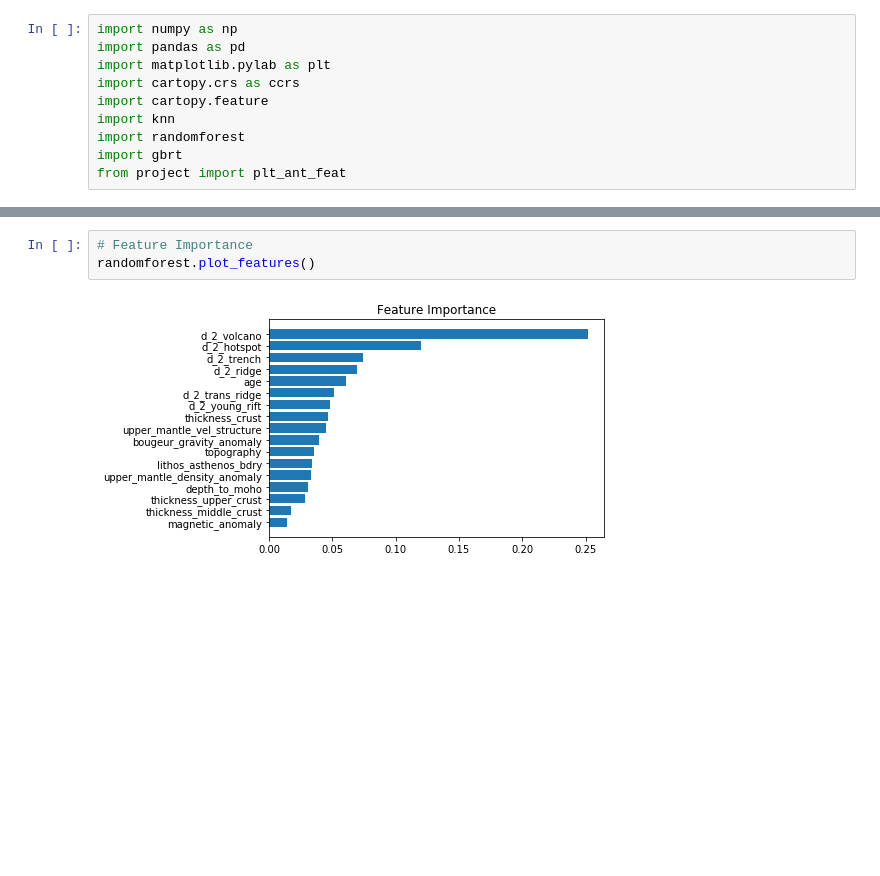
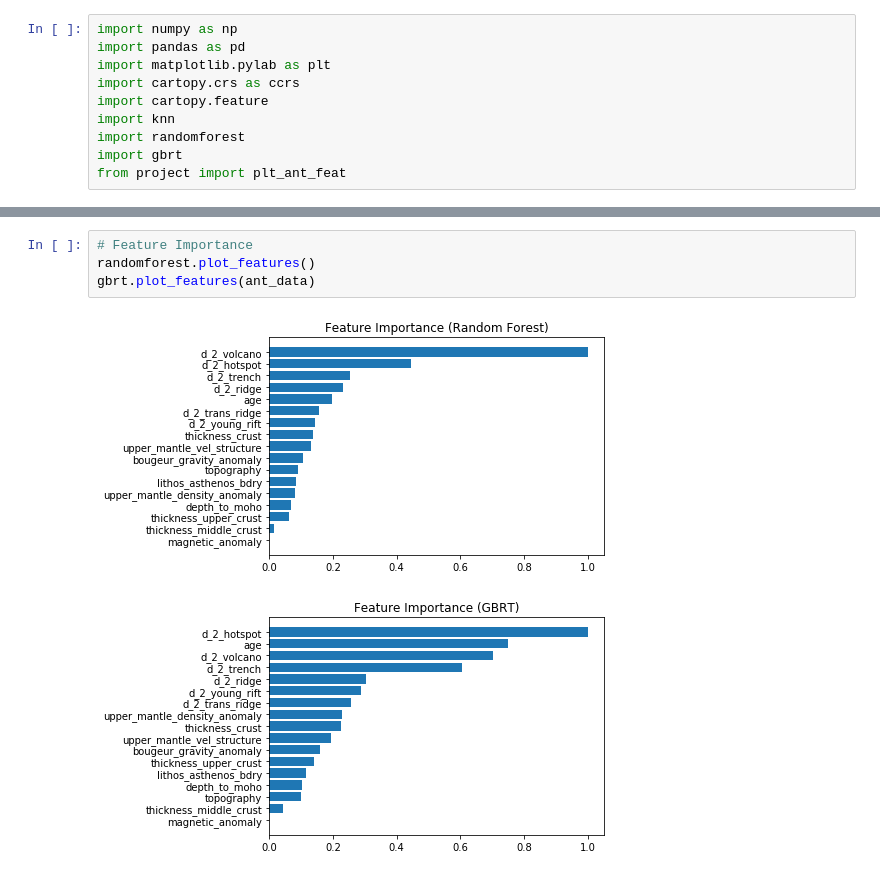
Before and after one commit to kjgoodrick/CSCI_5622_Project_Final, a Jupyter notebook: Generate_Maps.ipynb, the cells around one changed output, grey strips where cells are left out. Drawn from its saved outputs; the diff is of its cells as text; blank space fills up the shorter version.

```diff
--- a/Generate_Maps.ipynb
+++ b/Generate_Maps.ipynb
@@ -38,5 +38,7 @@ plt_ant_feat(z, x=x, y=y, ups=True, title='Martos')
 # %%
 # Feature Importance
 randomforest.plot_features()
+gbrt.plot_features(ant_data)
 # %% [output]
-[figure, old version]
+[figure, new version]
+[figure, added]
```
Also changed, not shown: parts of 2 cells of this notebook, 4 other files.
